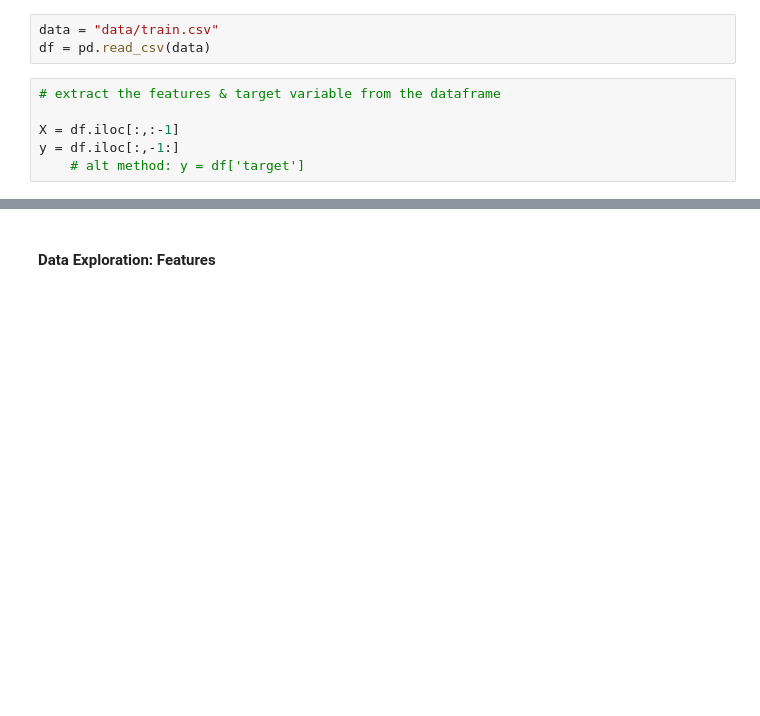
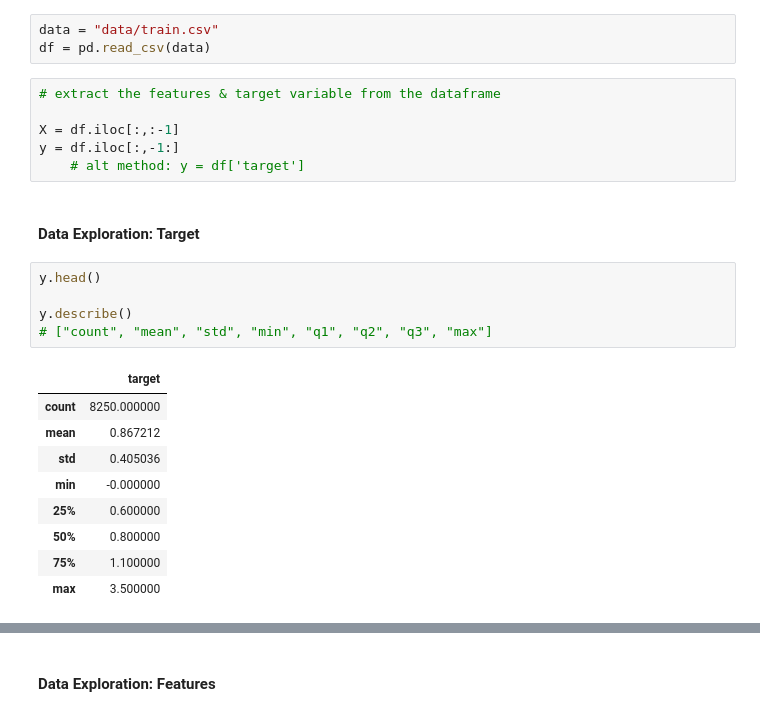
Before and after one commit to clintonjules/application-project-lin-jules-brock_application-project, a Jupyter notebook: milestone1.ipynb, the cells around one changed output, grey strips where cells are left out. Saved outputs shown, nothing was run; the diff lists cells and outputs as text; blank space fills up the shorter version.

Commit message:
made it as far as the kde for target

```diff
--- a/milestone1.ipynb
+++ b/milestone1.ipynb
@@ -28,6 +28,23 @@ df = pd.read_csv(data)
 X = df.iloc[:,:-1]
 y = df.iloc[:,-1:]
     # alt method: y = df['target']
+# %% [markdown]
+#### Data Exploration: Target
+# %%
+y.head()
+
+y.describe()
+# ["count", "mean", "std", "min", "q1", "q2", "q3", "max"]
+# %% [output]
+|  | target |
+| count | 8250.000000 |
+| mean | 0.867212 |
+| std | 0.405036 |
+| min | -0.000000 |
+| 25% | 0.600000 |
+| 50% | 0.800000 |
+| 75% | 1.100000 |
+| max | 3.500000 |
 # %%
 # compute basic descriptive statistics for the target variable
 mean = np.mean(y)
```
Also changed, not shown: parts of 7 cells of this notebook.
